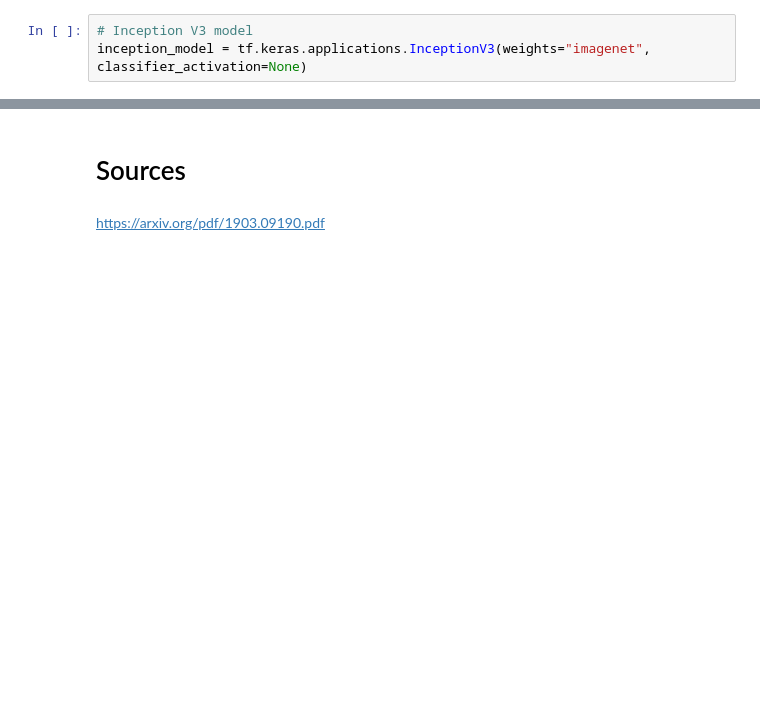
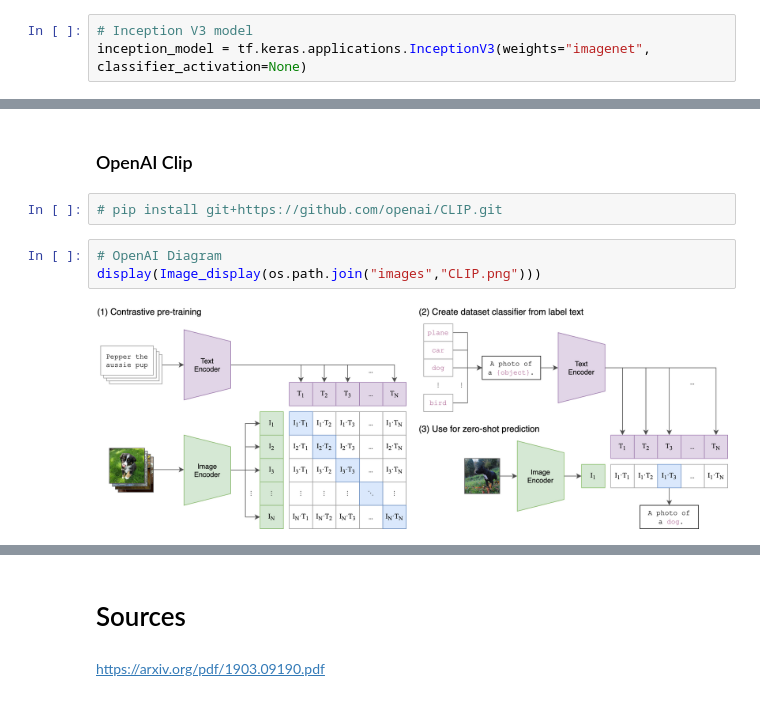
Before and after one commit to CarloCDT/Computer-Vision-Image-Similarity, a Jupyter notebook: Computer Vision APIs.ipynb, the cells around one changed output, grey strips where cells are left out. Drawn from its saved outputs; the diff is of its cells as text; blank space fills up the shorter version.

Commit message:
Add OpenAI Clip model

```diff
--- a/Computer Vision APIs.ipynb
+++ b/Computer Vision APIs.ipynb
@@ -58,0 +82,9 @@ predict_classes(image_path)
+# %% [markdown]
+### OpenAI Clip
+# %%
+# pip install git+https://github.com/openai/CLIP.git
+# %%
+# OpenAI Diagram
+display(Image_display(os.path.join("images","CLIP.png")))
+# %% [output]
+[figure, added]
```
Also changed, not shown: parts of 11 cells of this notebook, 4 other files.
